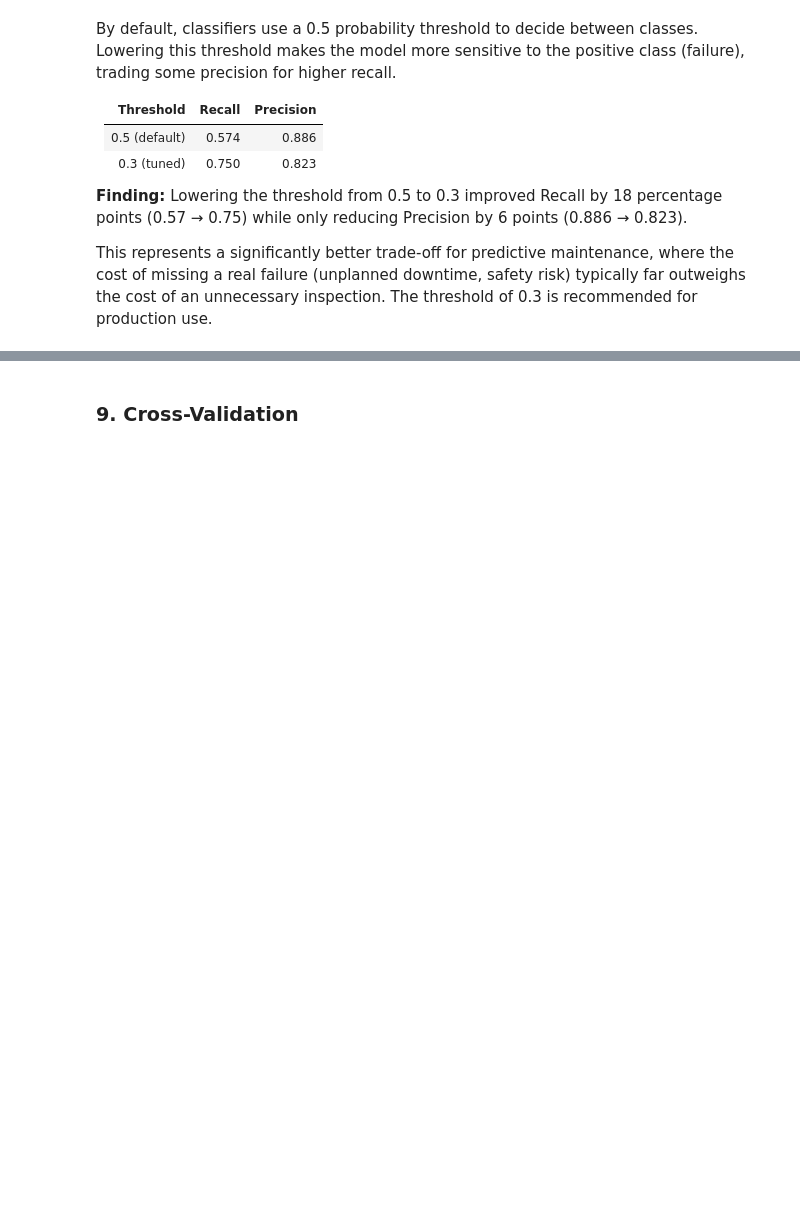
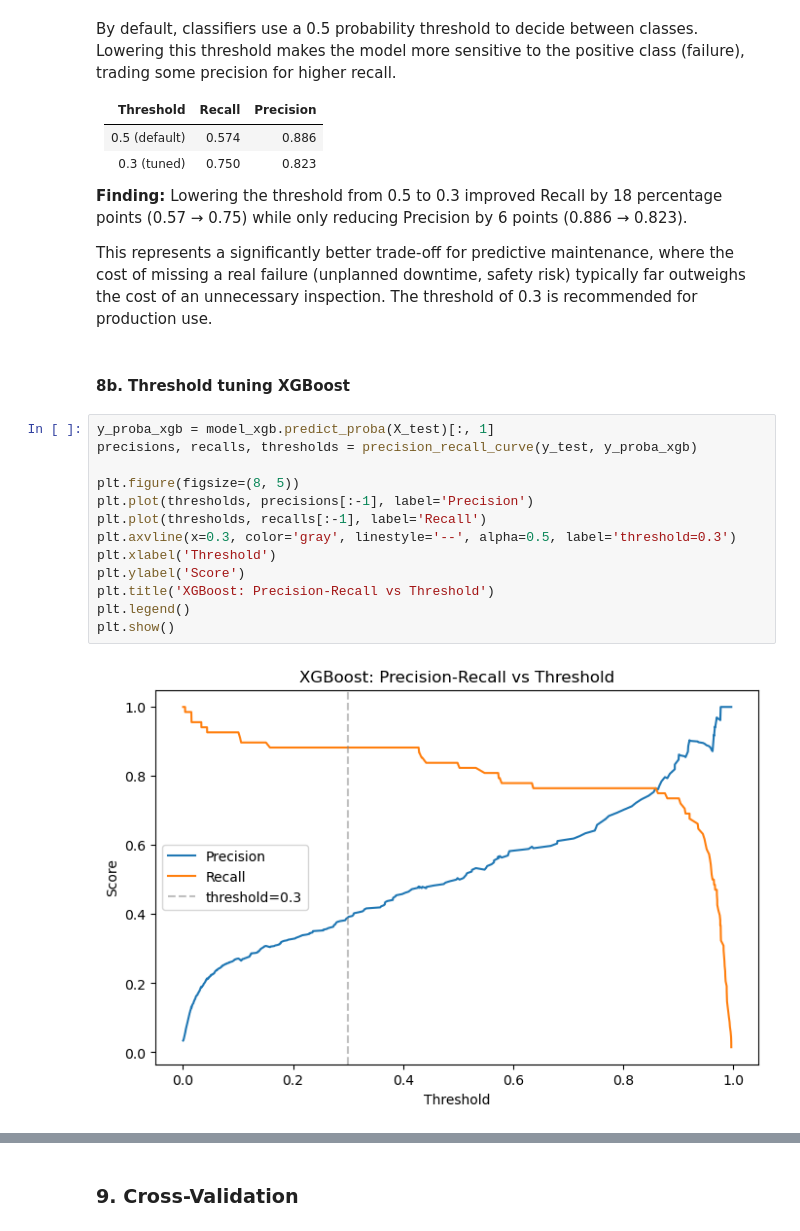
Before and after one commit to Kseniia-Kud/predictive-maintenance-eda, a Jupyter notebook: Predictive Maintenance. Failure Classification.ipynb, the cells around one changed output, grey strips where cells are left out. Drawn from its saved outputs; the diff is of its cells as text; blank space fills up the shorter version.

```diff
--- a/Predictive Maintenance. Failure Classification.ipynb
+++ b/Predictive Maintenance. Failure Classification.ipynb
@@ -215,3 +315,20 @@ maintenance, where the cost of missing a real failure (unplanned
 downtime, safety risk) typically far outweighs the cost of an
 unnecessary inspection. The threshold of 0.3 is recommended for
 production use.
+# %% [markdown]
+#### 8b. Threshold tuning XGBoost
+# %%
+y_proba_xgb = model_xgb.predict_proba(X_test)[:, 1]
+precisions, recalls, thresholds = precision_recall_curve(y_test, y_proba_xgb)
+
+plt.figure(figsize=(8, 5))
+plt.plot(thresholds, precisions[:-1], label='Precision')
+plt.plot(thresholds, recalls[:-1], label='Recall')
+plt.axvline(x=0.3, color='gray', linestyle='--', alpha=0.5, label='threshold=0.3')
+plt.xlabel('Threshold')
+plt.ylabel('Score')
+plt.title('XGBoost: Precision-Recall vs Threshold')
+plt.legend()
+plt.show()
+# %% [output]
+[figure, added]
```
Also changed, not shown: parts of 16 cells of this notebook.
